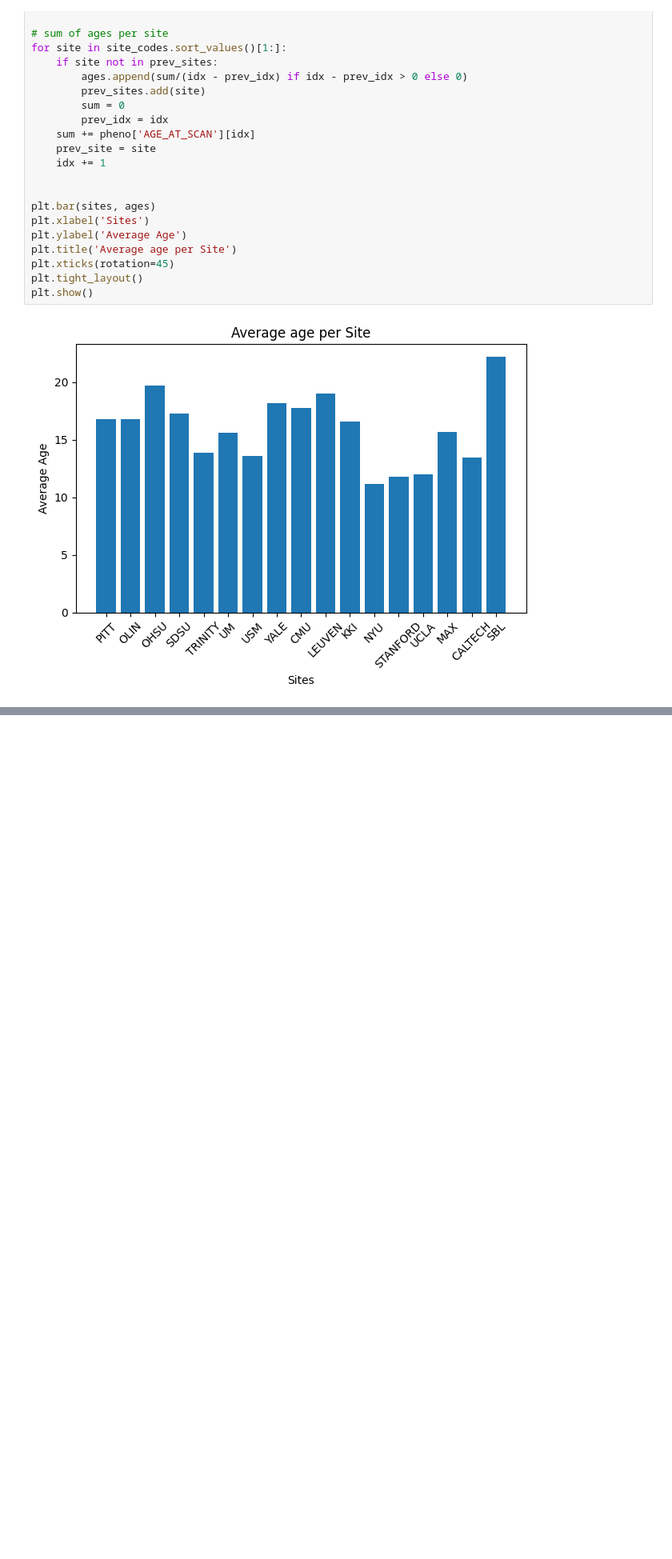
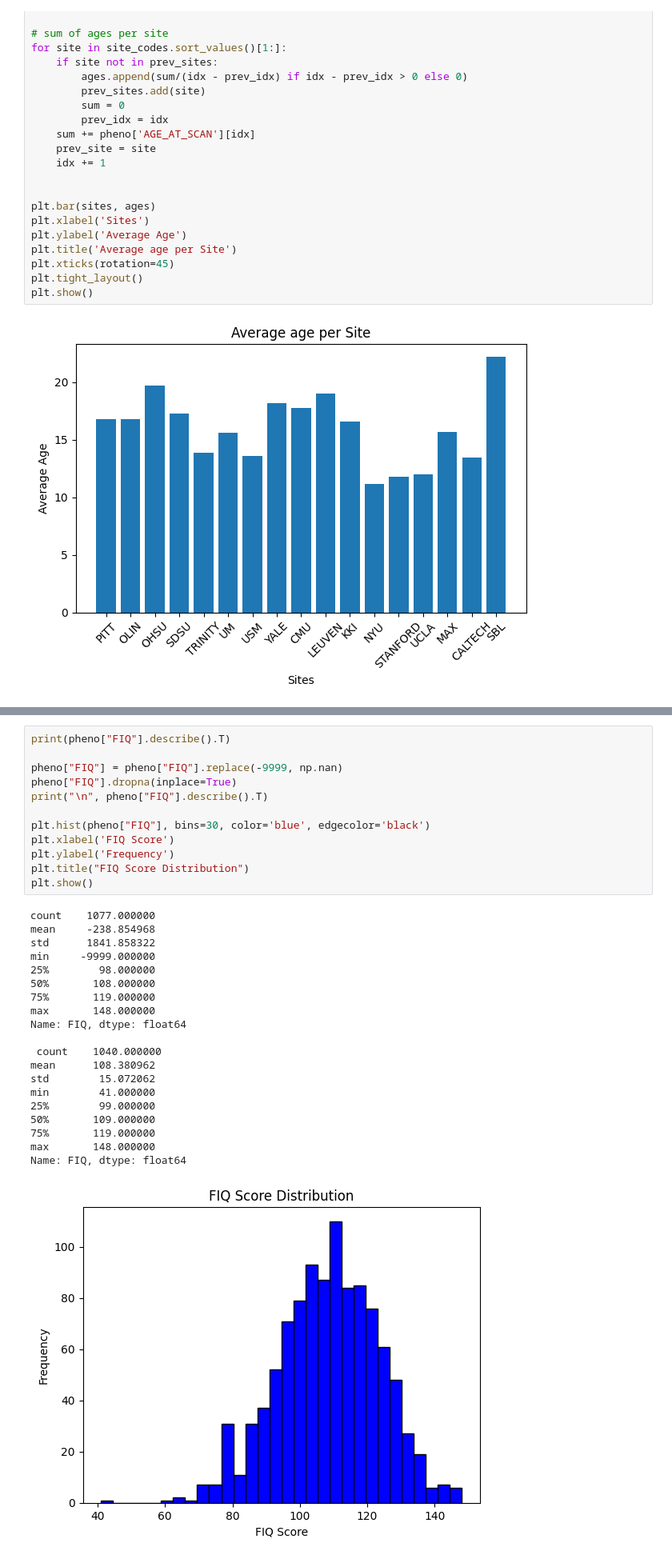
Before and after one commit to rithvik-palepu/autism-classification, a Jupyter notebook: notebooks/01_explore.ipynb, the cells around one changed output, grey strips where cells are left out. Shown at 80% size. Saved outputs shown, nothing was run; the diff lists cells and outputs as text; blank space fills up the shorter version.

```diff
--- a/notebooks/01_explore.ipynb
+++ b/notebooks/01_explore.ipynb
@@ -65,0 +104,33 @@ plt.show()
+# %%
+print(pheno["FIQ"].describe().T)
+
+pheno["FIQ"] = pheno["FIQ"].replace(-9999, np.nan)
+pheno["FIQ"].dropna(inplace=True)
+print("\n", pheno["FIQ"].describe().T)
+
+plt.hist(pheno["FIQ"], bins=30, color='blue', edgecolor='black')
+plt.xlabel('FIQ Score')
+plt.ylabel('Frequency')
+plt.title("FIQ Score Distribution")
+plt.show()
+# %% [output]
+count    1077.000000
+mean     -238.854968
+std      1841.858322
+min     -9999.000000
+25%        98.000000
+50%       108.000000
+75%       119.000000
+max       148.000000
+Name: FIQ, dtype: float64
+
+ count    1040.000000
+mean      108.380962
+std        15.072062
+min        41.000000
+25%        99.000000
+50%       109.000000
+75%       119.000000
+max       148.000000
+Name: FIQ, dtype: float64
+[figure, added]
```
Also changed, not shown: parts of 5 cells of this notebook.
